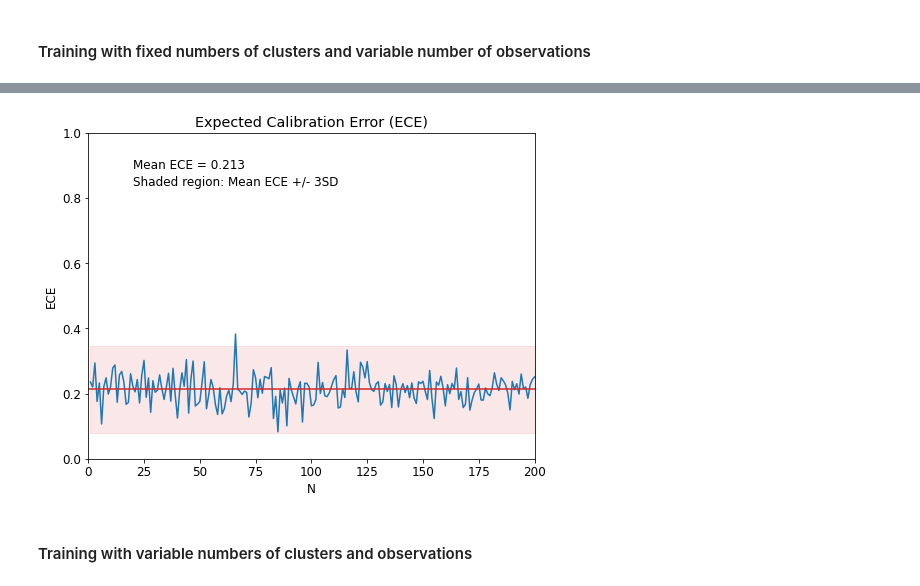
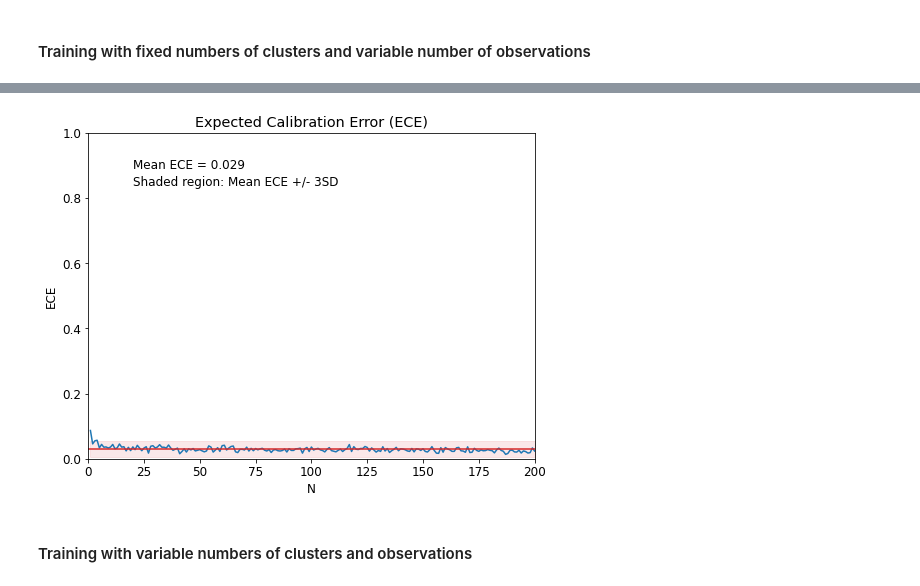
Before and after one commit to elseml/DeepHierarchicalModelComparison, a Jupyter notebook: Deep_Hierarchical_Model_Comparison.ipynb, the cells around one changed output, grey strips where cells are left out. Saved outputs shown, nothing was run; the diff lists cells and outputs as text; code cells hidden in the pictures.

```diff
--- a/Deep_Hierarchical_Model_Comparison.ipynb
+++ b/Deep_Hierarchical_Model_Comparison.ipynb
@@ -44,10 +44,10 @@ plt.rcParams['font.size'] = 12
 colors = ['#2f6e9e', '#9e2f36']
 f, ax = plt.subplots(1, 1, figsize=(8, 6))
 distri = stats.norm(0, np.sqrt(1))
-x = np.linspace(-5, 5, 101)
+x = np.linspace(-5, 5, 401)
 
 # generate model pdfs
-x_pdf_m0 = [0] * 50 + [1] + [0] * 50
+x_pdf_m0 = [0] * 200 + [1] + [0] * 200
 x_pdf_m1 = distri.pdf(x)
 
 # plot pdfs
@@ -436,7 +602,7 @@ class InvariantModule(tf.keras.Model):
 # %%
 class HierarchicalNetwork(tf.keras.Model):
     """
-    Implements a network that can process hierarchical data.
+    Implements a network that is able to process hierarchical data.
     """
 
     def __init__(self, model_settings):
@@ -462,7 +628,6 @@ class HierarchicalNetwork(tf.keras.Model):
             act_out = "softmax"
         self.model_probs_layer = tf.keras.layers.Dense(n_out, activation=act_out)
 
-
     def call(self, x):
         """
         Transforms the 4-dimensional input into model probabilities.
@@ -610,7 +786,6 @@ Wall time: 3min 21s
 # %%
 # Validation setup
-n_val_total = 10000
-n_val_per_setting = int(n_val_total/(n_obs_max+1-n_obs_min))
+n_val_per_setting = 5000
 simulator = MainSimulator(HierarchicalNormalSimulator())
 # %%
 # Generate data for each setting
@@ -621,3 +796,5 @@ for i in range(n_obs_min, n_obs_max+1):
     sim_data = simulator(n_val_per_setting, n_clust_min=n_clust_min, n_clust_max=n_clust_max,
                          n_obs_min=i, n_obs_max=i)
     val_data.append(sim_data)
+    if i%10 == 0:
+        print('Iteration {} finished'.format(i))
@@ -679,5 +822,5 @@ def perf_tester(model, val_data, n_obs_min, n_obs_max, n_bootstrap=100, n_cal_bi
 # %%
 %%time
 
-perf_tester(model, val_data, n_obs_min, n_obs_max)
+perf_tester_over_obs(model, val_data, n_obs_min, n_obs_max)
 # %% [output]
@@ -685,4 +828,4 @@ Wall time: 3.85 s
-[figure, old version]
+[figure, new version]
 # %% [markdown]
 #### Training with variable numbers of clusters and observations
 # %%
```
Also changed, not shown: parts of 30 cells of this notebook.
